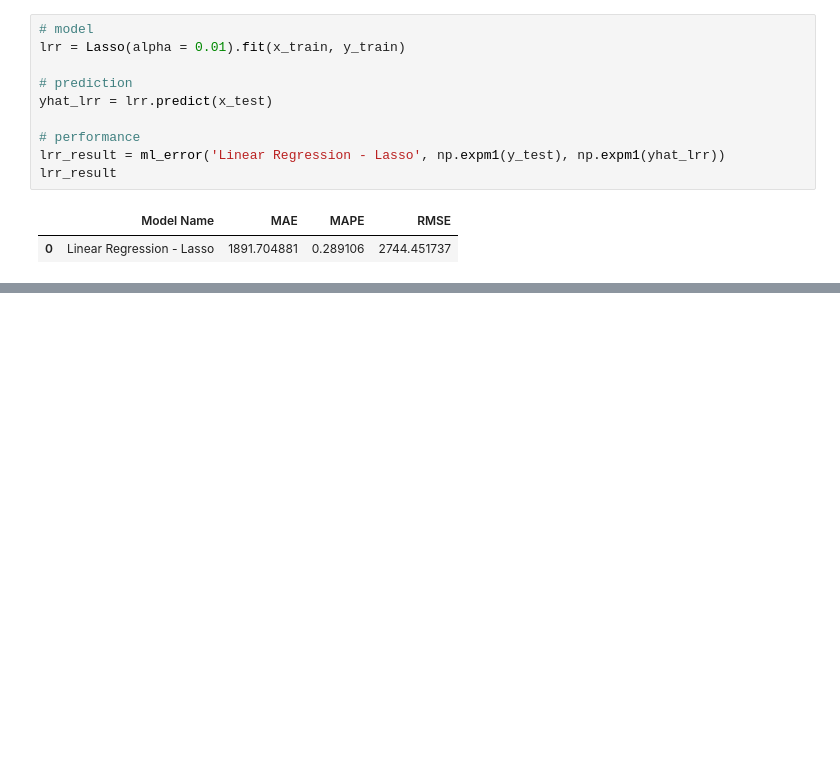
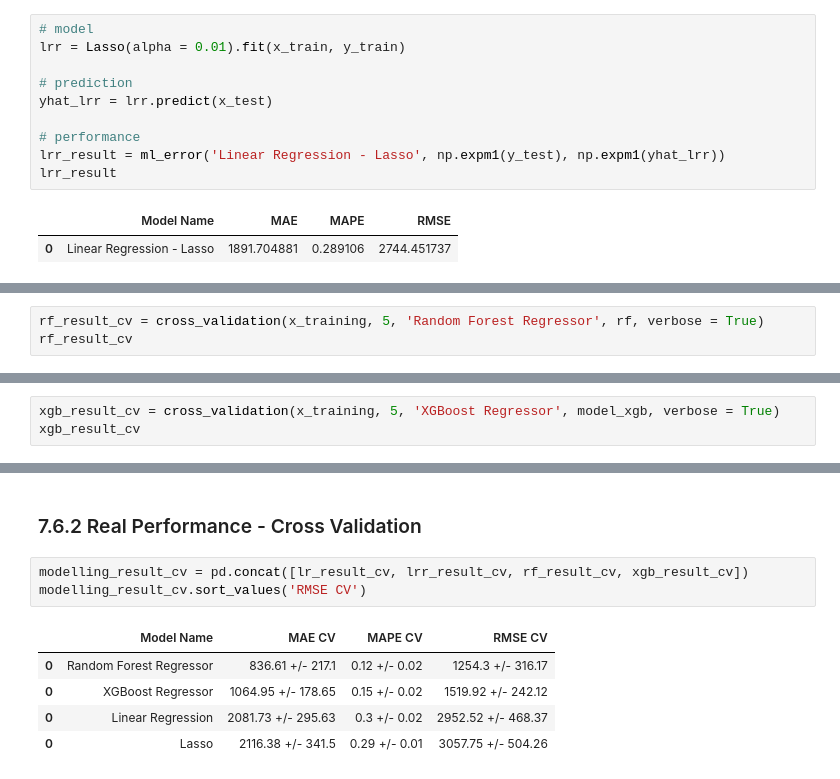
Before and after one commit to adeassisvieira/rossman-store-sales-project, a Jupyter notebook: store_sales_prediction_03.ipynb, the cells around one changed output, grey strips where cells are left out. Cells and saved outputs as stored; diff of their text form; blank space fills up the shorter version.

```diff
--- a/store_sales_prediction_03.ipynb
+++ b/store_sales_prediction_03.ipynb
@@ -1051,0 +1130,3 @@ lrr_result
+# %%
+rf_result_cv = cross_validation(x_training, 5, 'Random Forest Regressor', rf, verbose = True)
+rf_result_cv
@@ -1051,0 +1162,3 @@ lrr_result
+# %%
+xgb_result_cv = cross_validation(x_training, 5, 'XGBoost Regressor', model_xgb, verbose = True)
+xgb_result_cv
@@ -1051,0 +1187,11 @@ lrr_result
+# %% [markdown]
+### 7.6.2 Real Performance - Cross Validation
+# %%
+modelling_result_cv = pd.concat([lr_result_cv, lrr_result_cv, rf_result_cv, xgb_result_cv])
+modelling_result_cv.sort_values('RMSE CV')
+# %% [output]
+|  | Model Name | MAE CV | MAPE CV | RMSE CV |
+| 0 | Random Forest Regressor | 836.61 +/- 217.1 | 0.12 +/- 0.02 | 1254.3 +/- 316.17 |
+| 0 | XGBoost Regressor | 1064.95 +/- 178.65 | 0.15 +/- 0.02 | 1519.92 +/- 242.12 |
+| 0 | Linear Regression | 2081.73 +/- 295.63 | 0.3 +/- 0.02 | 2952.52 +/- 468.37 |
+| 0 | Lasso | 2116.38 +/- 341.5 | 0.29 +/- 0.01 | 3057.75 +/- 504.26 |
```
Also changed, not shown: parts of 22 cells of this notebook.
